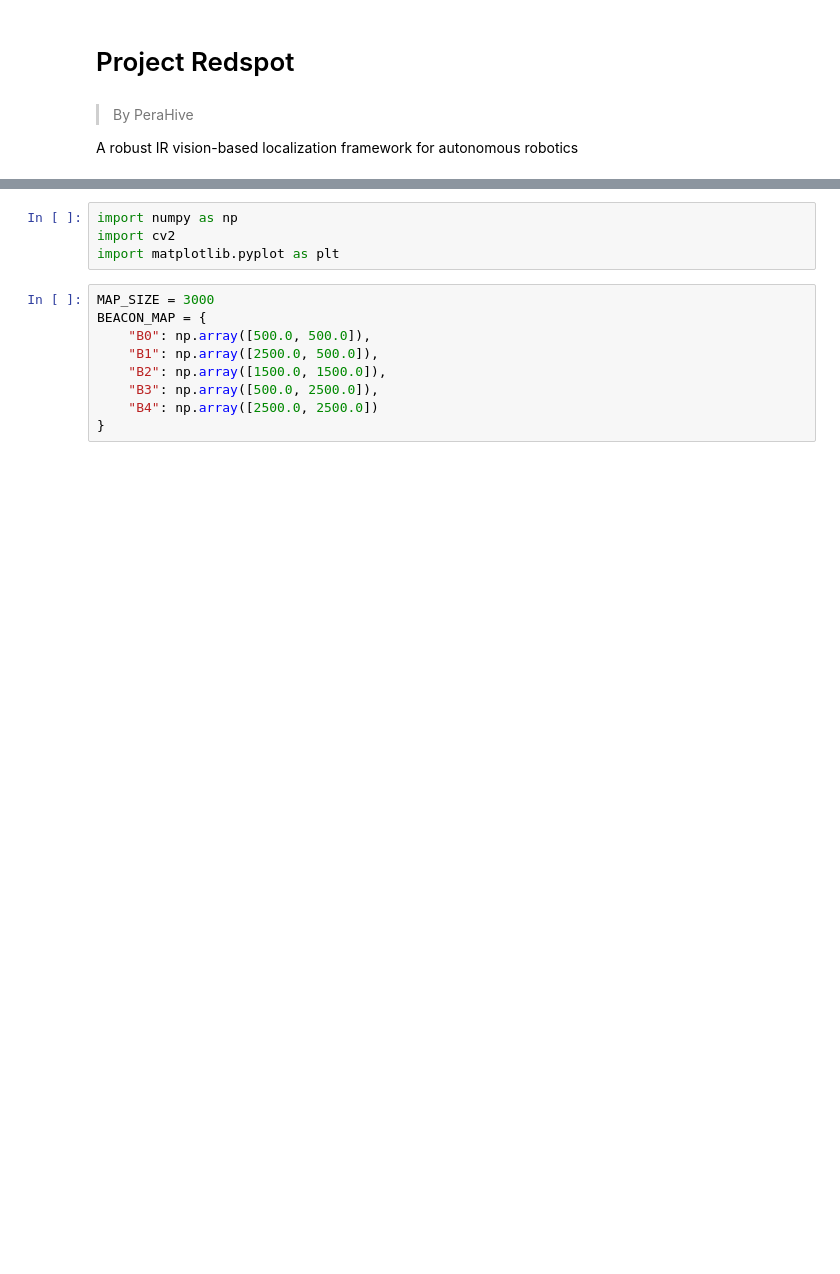
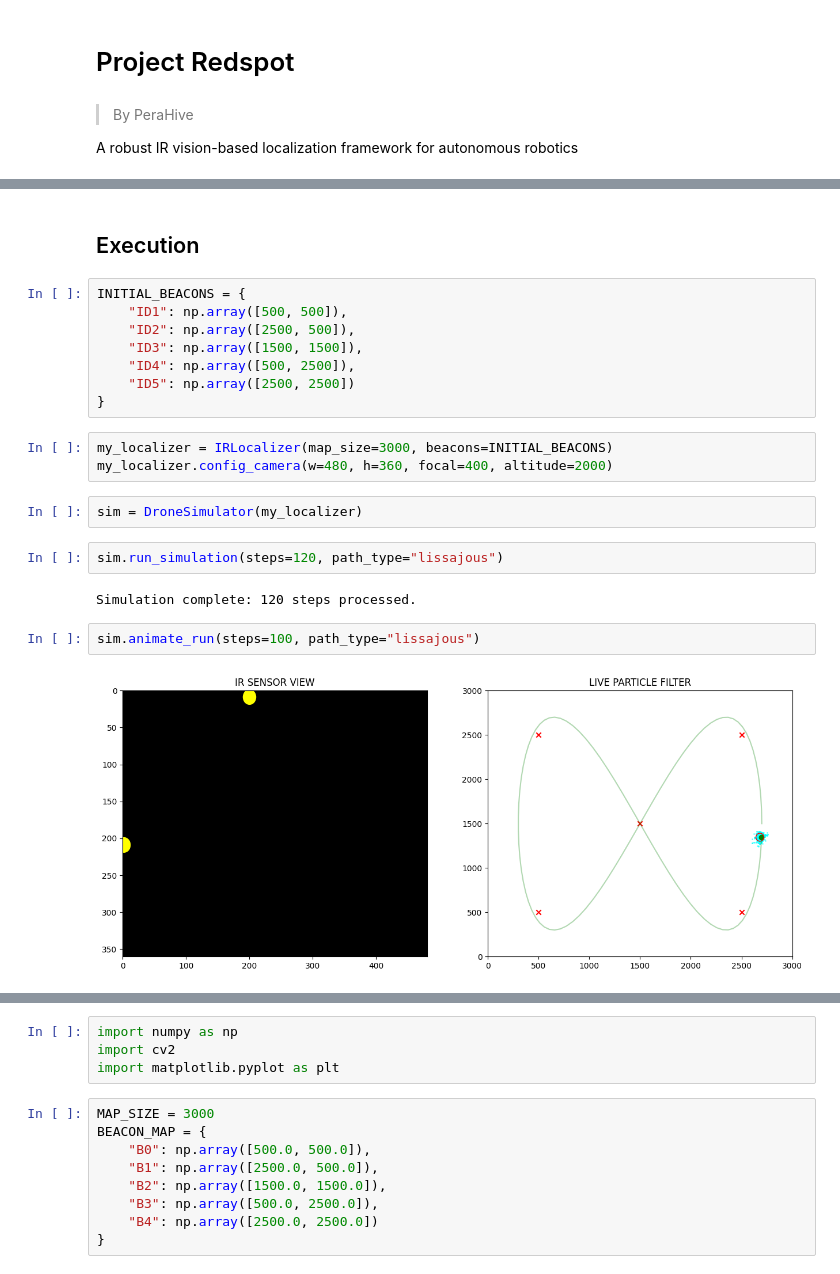
Before and after one commit to PeraHive/project-redspot, a Jupyter notebook: Simulations/Simulator.ipynb, the cells around one changed output, grey strips where cells are left out. Drawn from its saved outputs; the diff is of its cells as text; blank space fills up the shorter version.

Commit message:
Updated Simulator with animation

```diff
--- a/Simulations/Simulator.ipynb
+++ b/Simulations/Simulator.ipynb
@@ -8,0 +204,23 @@ A robust IR vision-based localization framework for autonomous robotics
+# %% [markdown]
+## Execution
+# %%
+INITIAL_BEACONS = {
+    "ID1": np.array([500, 500]),
+    "ID2": np.array([2500, 500]),
+    "ID3": np.array([1500, 1500]),
+    "ID4": np.array([500, 2500]),
+    "ID5": np.array([2500, 2500])
+}
+# %%
+my_localizer = IRLocalizer(map_size=3000, beacons=INITIAL_BEACONS)
+my_localizer.config_camera(w=480, h=360, focal=400, altitude=2000)
+# %%
+sim = DroneSimulator(my_localizer)
+# %%
+sim.run_simulation(steps=120, path_type="lissajous")
+# %% [output]
+Simulation complete: 120 steps processed.
+# %%
+sim.animate_run(steps=100, path_type="lissajous")
+# %% [output]
+[figure, added]
```
Also changed, not shown: parts of 8 cells of this notebook.
